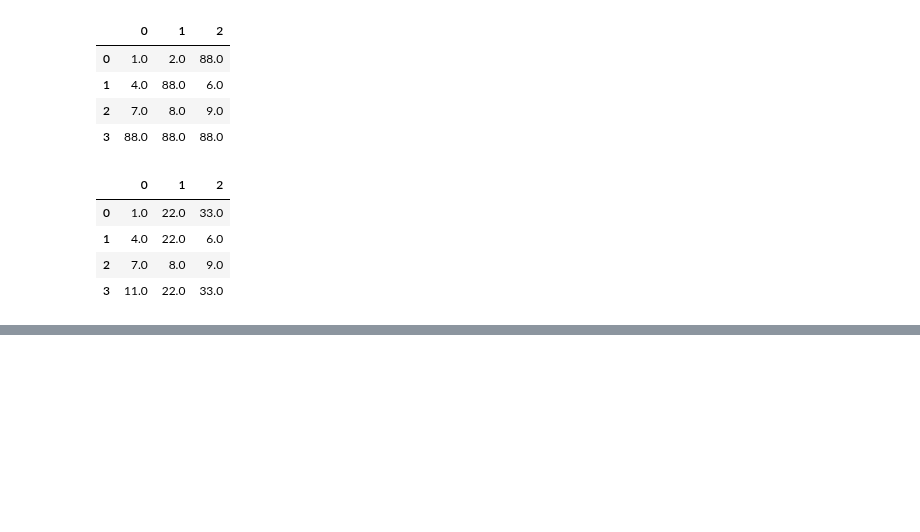
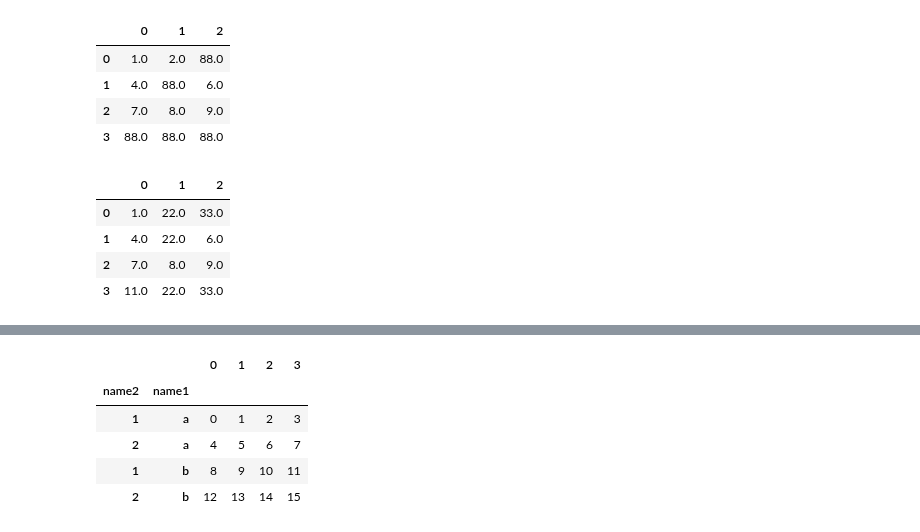
Before and after one commit to largekind/DataScience, a Jupyter notebook: pandas.ipynb, the cells around one changed output, grey strips where cells are left out. Saved outputs shown, nothing was run; the diff lists cells and outputs as text; code cells hidden in the pictures; blank space fills up the shorter version.

```diff
--- a/pandas.ipynb
+++ b/pandas.ipynb
@@ -717,0 +802,10 @@ dframe2.fillna({0:11,1:22,2:33,4:44})
+# %%
+# Index名を使った行の入れ変え処理
+dframe2.swaplevel('name1','name2',axis=0)
+# %% [output]
+|  |  | 0 | 1 | 2 | 3 |
+| name2 | name1 |  |  |  |  |
+| 1 | a | 0 | 1 | 2 | 3 |
+| 2 | a | 4 | 5 | 6 | 7 |
+| 1 | b | 8 | 9 | 10 | 11 |
+| 2 | b | 12 | 13 | 14 | 15 |
```
Also changed, not shown: parts of 12 cells of this notebook.
